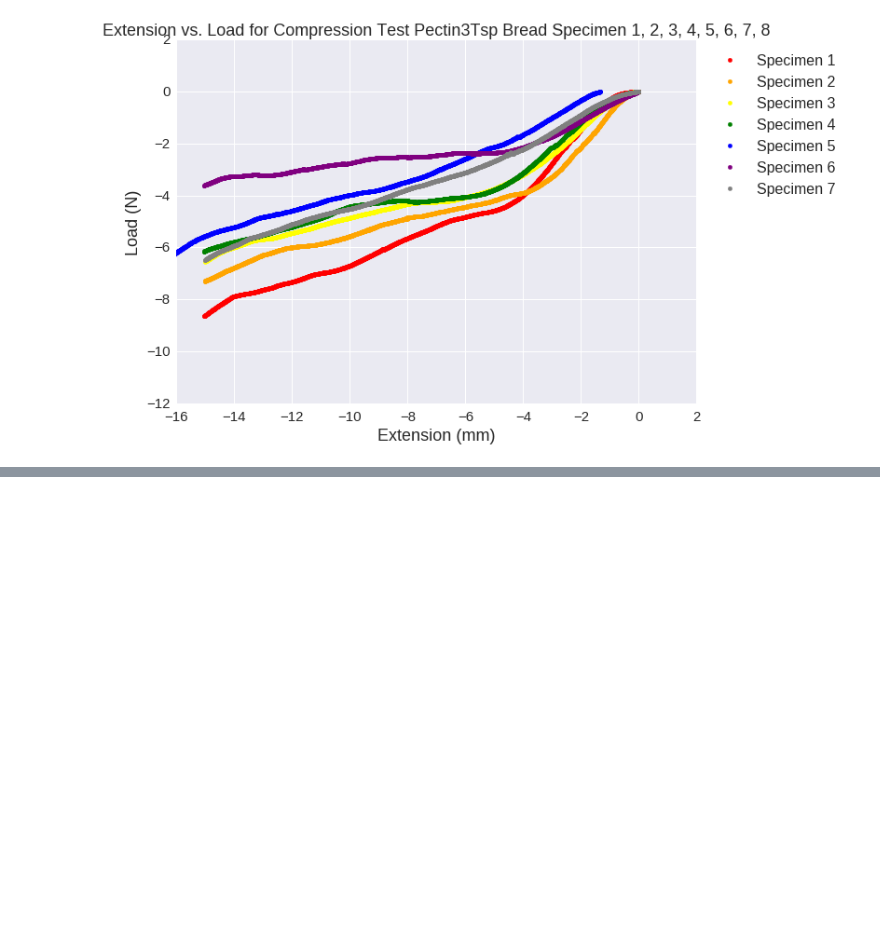
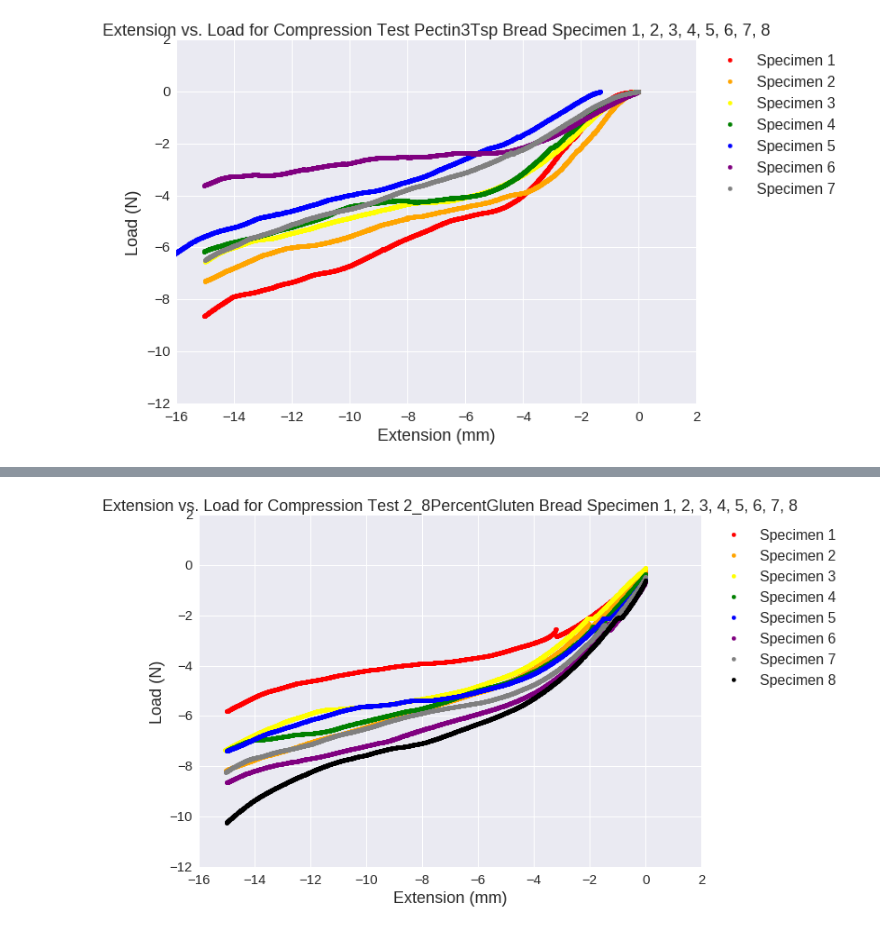
Before and after one commit to greenteawarrior/MatSci, a Jupyter notebook: GFBaking/instron_csv.ipynb, the cells around one changed output, grey strips where cells are left out. Drawn from its saved outputs; the diff is of its cells as text; code cells hidden in the pictures; blank space fills up the shorter version.

```diff
--- a/GFBaking/instron_csv.ipynb
+++ b/GFBaking/instron_csv.ipynb
@@ -188,0 +228,24 @@ plot_cc([p3tsp_compress1,
+# %%
+# import
+g2_8_compress1 = pd.read_csv('data/2_8PercentGluten/2_8gluten_Compression.is_comp_RawData/Specimen_RawData_1.csv', header=[0,1])
+g2_8_compress2 = pd.read_csv('data/2_8PercentGluten/2_8gluten_Compression.is_comp_RawData/Specimen_RawData_2.csv', header=[0,1])
+g2_8_compress3 = pd.read_csv('data/2_8PercentGluten/2_8gluten_Compression.is_comp_RawData/Specimen_RawData_3.csv', header=[0,1])
+g2_8_compress4 = pd.read_csv('data/2_8PercentGluten/2_8gluten_Compression_Continued.is_comp_RawData/Specimen_RawData_1.csv', header=[0,1])
+g2_8_compress5 = pd.read_csv('data/2_8PercentGluten/2_8gluten_Compression_Continued.is_comp_RawData/Specimen_RawData_2.csv', header=[0,1])
+g2_8_compress6 = pd.read_csv('data/2_8PercentGluten/2_8gluten_Compression_Continued.is_comp_RawData/Specimen_RawData_3.csv', header=[0,1])
+g2_8_compress7 = pd.read_csv('data/2_8PercentGluten/2_8gluten_Compression_Continued.is_comp_RawData/Specimen_RawData_4.csv', header=[0,1])
+g2_8_compress8 = pd.read_csv('data/2_8PercentGluten/2_8gluten_Compression_Continued.is_comp_RawData/Specimen_RawData_5.csv', header=[0,1])
+# %%
+plot_cc([g2_8_compress1,
+         g2_8_compress2,
+         g2_8_compress3,
+         g2_8_compress4,
+         g2_8_compress5,
+         g2_8_compress6,
+         g2_8_compress7,
+         g2_8_compress8],
+         '2_8PercentGluten',
+         True,
+         '2_8PercentGluten_Sp12345678')
+# %% [output]
+[figure, added]
```
Also changed, not shown: parts of 9 cells of this notebook, 3 other files.
